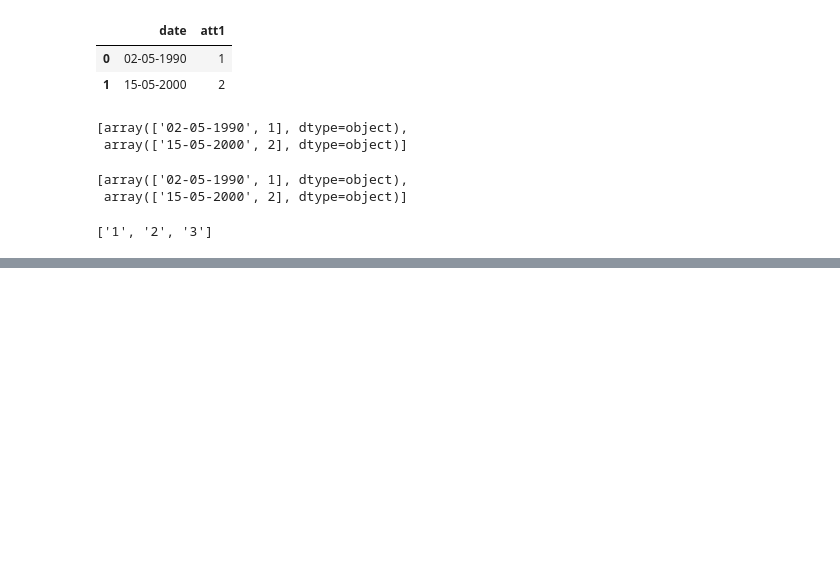
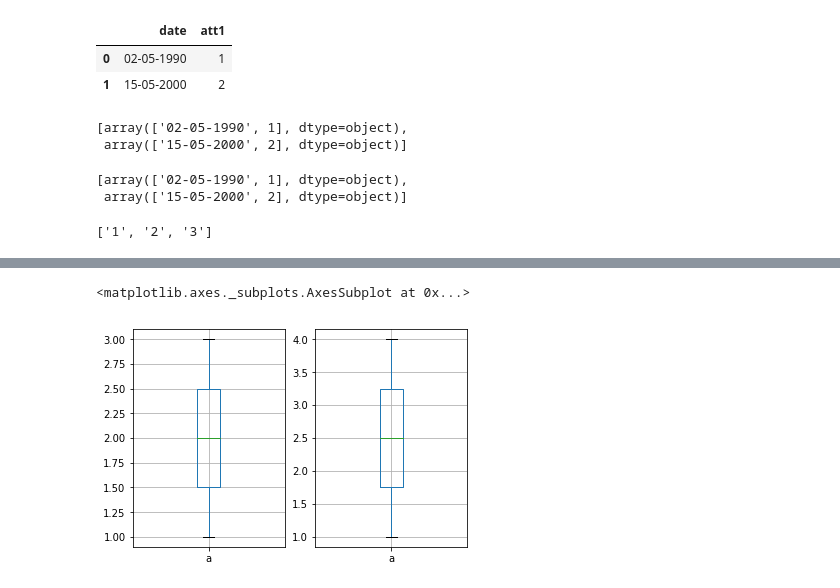
Before and after one commit to jtanderson/COSC-311-Fall2020, a Jupyter notebook: Pandas.ipynb, the cells around one changed output, grey strips where cells are left out. Cells and saved outputs as stored; diff of their text form; code cells hidden in the pictures; blank space fills up the shorter version.

```diff
--- a/Pandas.ipynb
+++ b/Pandas.ipynb
@@ -818,0 +836,7 @@ s.split('-')
+# %%
+ig, (ax1, ax2) = plt.subplots(ncols=2)
+ax = df1.boxplot(column='a', return_type='axes', ax=ax1)
+df2.boxplot(column=['a'], ax=ax2)
+# %% [output]
+<matplotlib.axes._subplots.AxesSubplot at 0x...>
+[figure, added]
```
Also changed, not shown: parts of 3 cells of this notebook, 2 other files.
